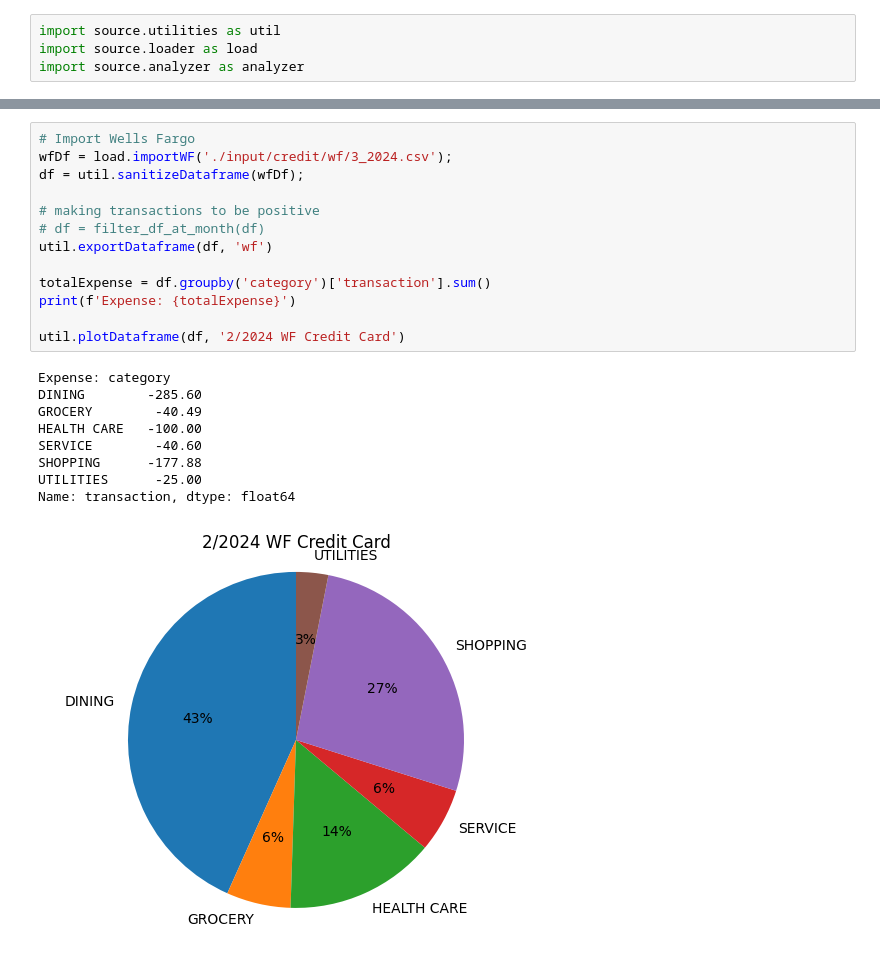
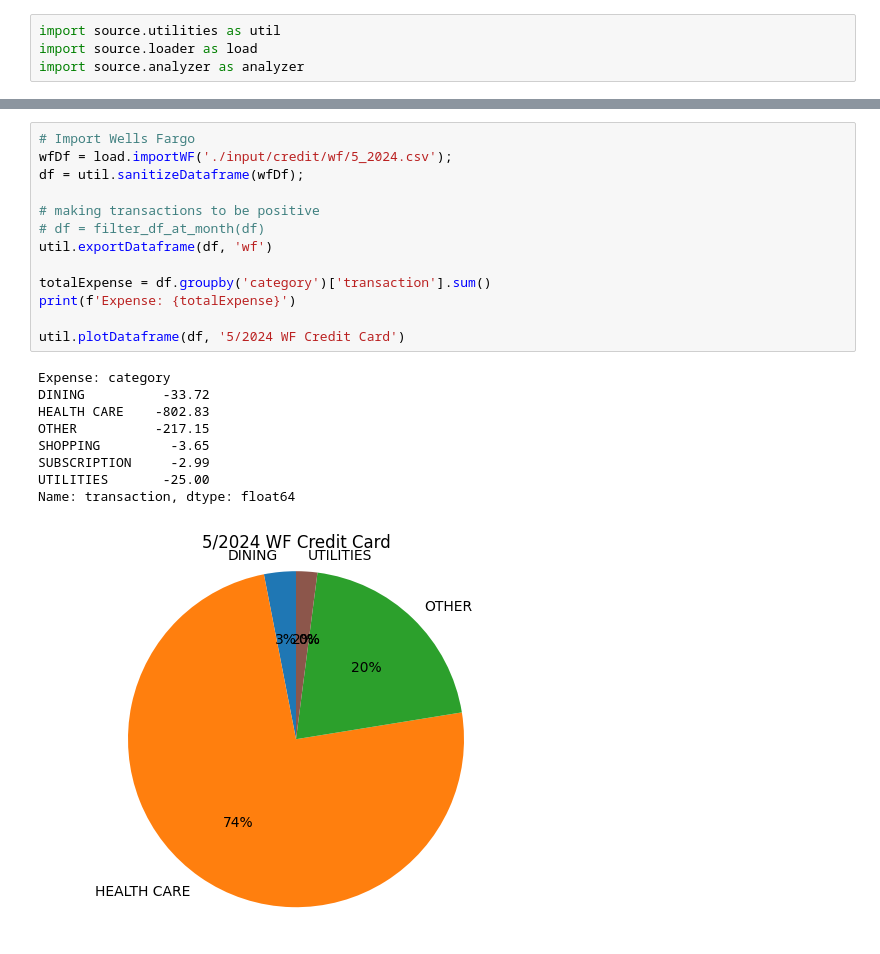
Before and after one commit to lonelytango/swiss-finance, a Jupyter notebook: analyzer.ipynb, the cells around one changed output, grey strips where cells are left out. Cells and saved outputs as stored; diff of their text form.

```diff
--- a/analyzer.ipynb
+++ b/analyzer.ipynb
@@ -50,23 +47,23 @@ Name: transaction, dtype: object
 # %%
 # Import Wells Fargo
-wfDf = load.importWF('./input/credit/wf/3_2024.csv');
+wfDf = load.importWF('./input/credit/wf/5_2024.csv');
 df = util.sanitizeDataframe(wfDf);
 
 # making transactions to be positive
 # df = filter_df_at_month(df)
 util.exportDataframe(df, 'wf')
 
 totalExpense = df.groupby('category')['transaction'].sum()
 print(f'Expense: {totalExpense}')
 
-util.plotDataframe(df, '2/2024 WF Credit Card')
+util.plotDataframe(df, '5/2024 WF Credit Card')
 # %% [output]
 Expense: category
-DINING        -285.60
-GROCERY        -40.49
-HEALTH CARE   -100.00
-SERVICE        -40.60
-SHOPPING      -177.88
-UTILITIES      -25.00
+DINING          -33.72
+HEALTH CARE    -802.83
+OTHER          -217.15
+SHOPPING         -3.65
+SUBSCRIPTION     -2.99
+UTILITIES       -25.00
 Name: transaction, dtype: float64
-[figure, old version]
+[figure, new version]
```
Also changed, not shown: parts of 2 cells of this notebook, 9 other files.
